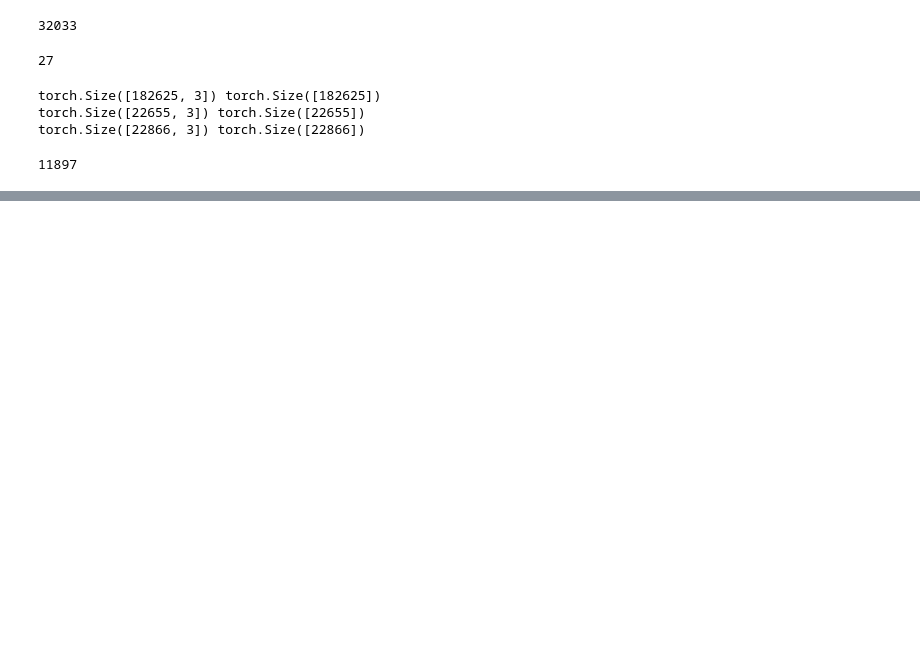
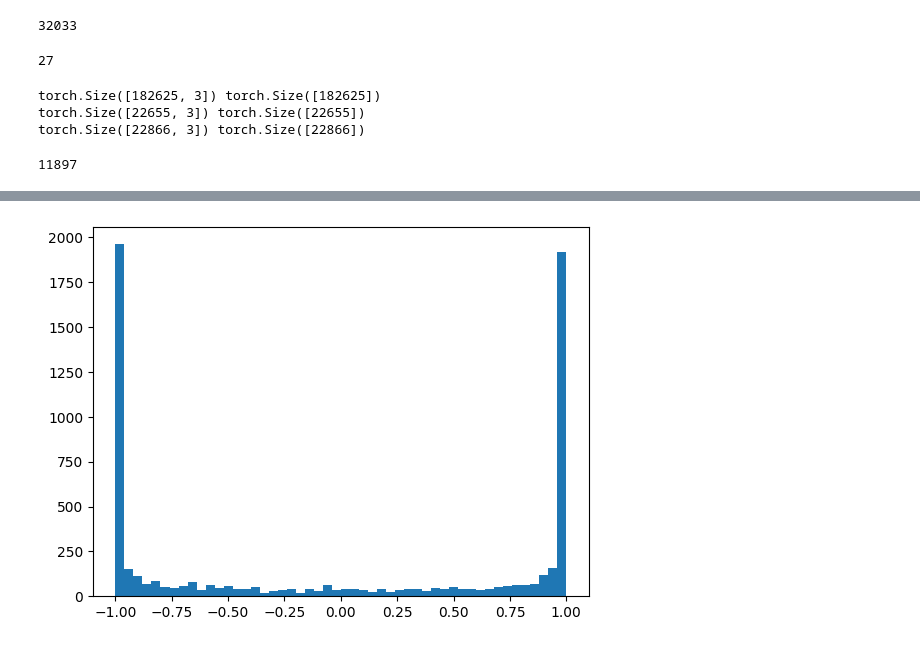
Before and after one commit to inosven/Neural-Networks-Zero-to-Hero, a Jupyter notebook: Building_makemore_Part_3_Activations_&_Gradients,_BatchNorm.ipynb, the cells around one changed output, grey strips where cells are left out. Drawn from its saved outputs; the diff is of its cells as text; code cells hidden in the pictures; blank space fills up the shorter version.

```diff
--- a/Building_makemore_Part_3_Activations_&_Gradients,_BatchNorm.ipynb
+++ b/Building_makemore_Part_3_Activations_&_Gradients,_BatchNorm.ipynb
@@ -131,0 +154,5 @@ for i in range(max_steps):
+# %%
+plt.hist(h.view(-1).tolist(), 50)
+plt.show()
+# %% [output]
+[figure, added]
```
Also changed, not shown: parts of 12 cells of this notebook.
